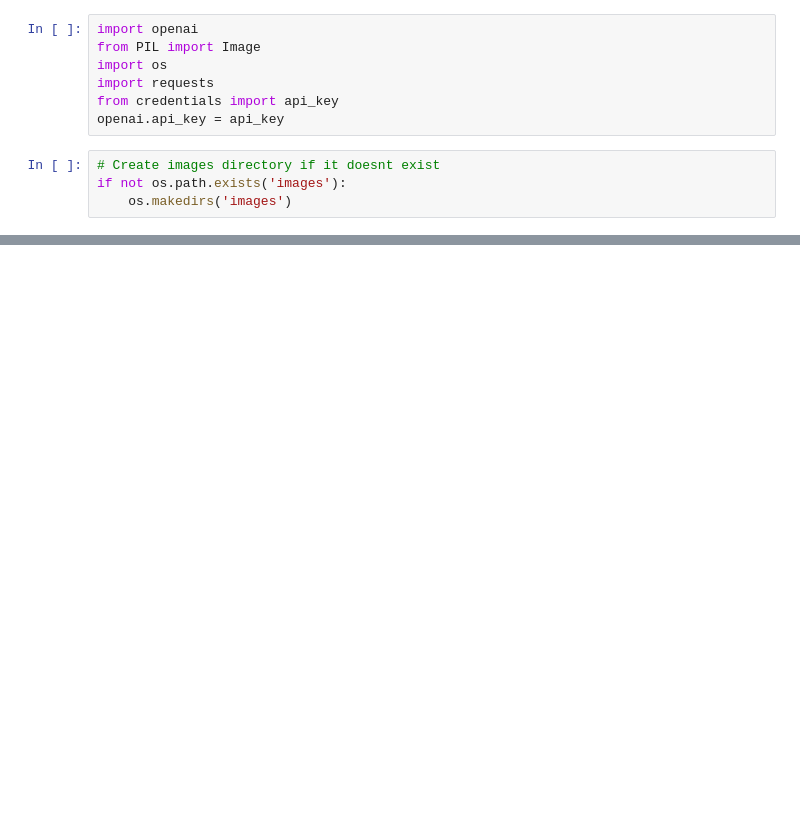
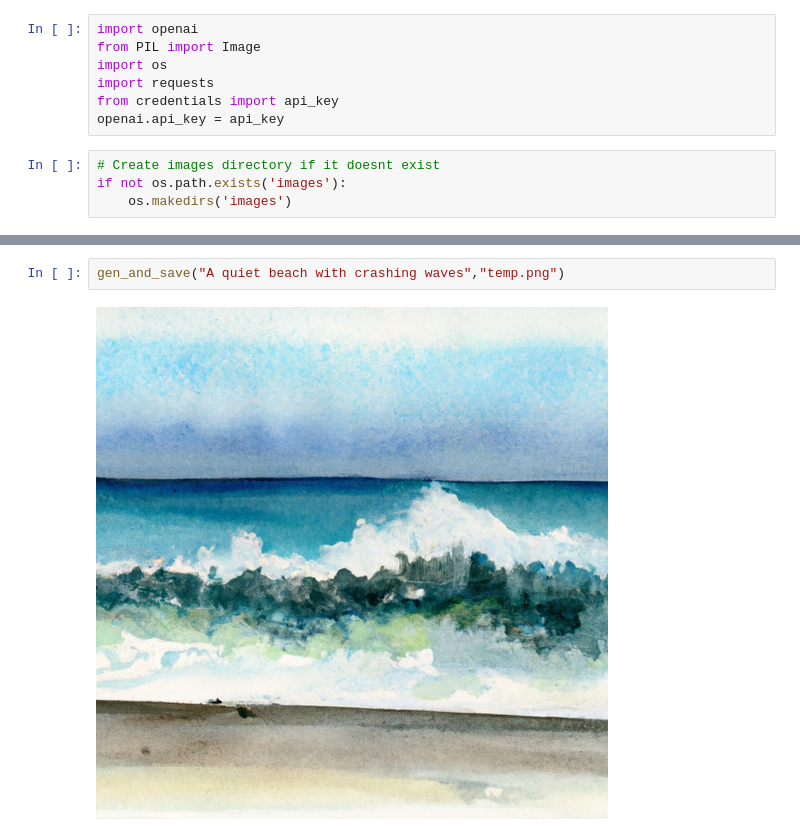
Before and after one commit to DrEntropy/Dalle_fun, a Jupyter notebook: test.ipynb, the cells around one changed output, grey strips where cells are left out. Saved outputs shown, nothing was run; the diff lists cells and outputs as text; blank space fills up the shorter version.

```diff
--- a/test.ipynb
+++ b/test.ipynb
@@ -26,0 +27,4 @@ gen_and_save("a room with two doors on different walls and a dinning room table"
+# %%
+gen_and_save("A quiet beach with crashing waves","temp.png")
+# %% [output]
+[figure, added]
```
Also changed, not shown: parts of 3 cells of this notebook.
